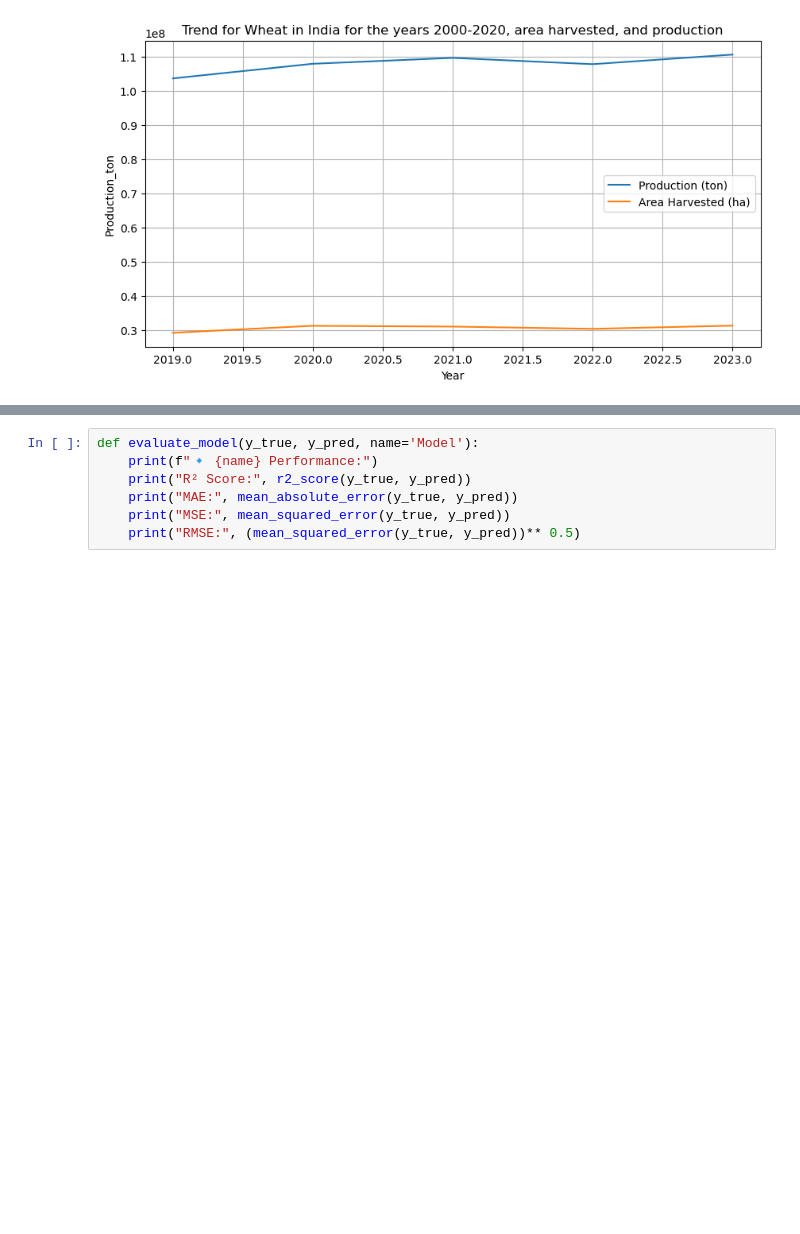
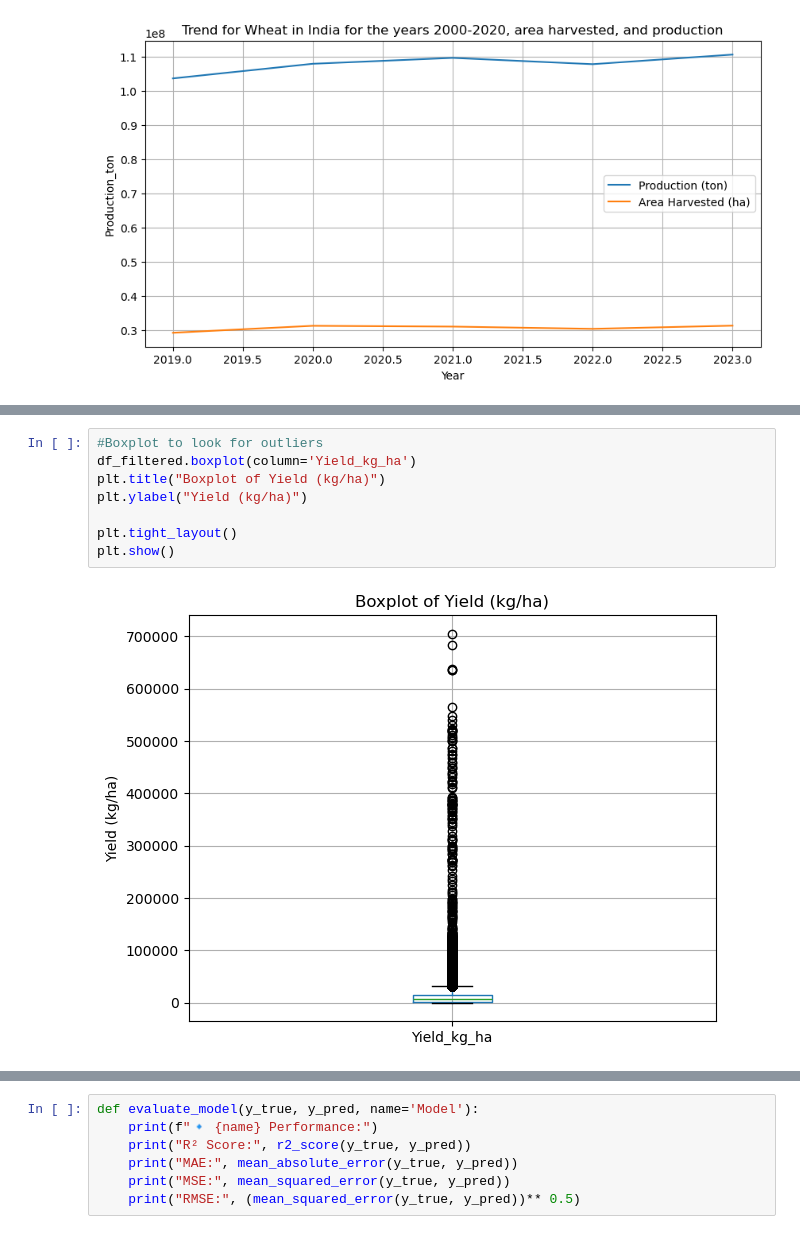
Before and after one commit to AnushkaMishra29/CropProduction, a Jupyter notebook: CropProductionRegression.ipynb, the cells around one changed output, grey strips where cells are left out. Cells and saved outputs as stored; diff of their text form; blank space fills up the shorter version.

```diff
--- a/CropProductionRegression.ipynb
+++ b/CropProductionRegression.ipynb
@@ -388,3 +389,13 @@ plt.title('Correlation Heatmap')
 plt.show()
 # %% [output]
 [figure]
+# %%
+#Boxplot to look for outliers
+df_filtered.boxplot(column='Yield_kg_ha')
+plt.title("Boxplot of Yield (kg/ha)")
+plt.ylabel("Yield (kg/ha)")
+
+plt.tight_layout()
+plt.show()
+# %% [output]
+[figure, added]
```
Also changed, not shown: parts of 11 cells of this notebook.
